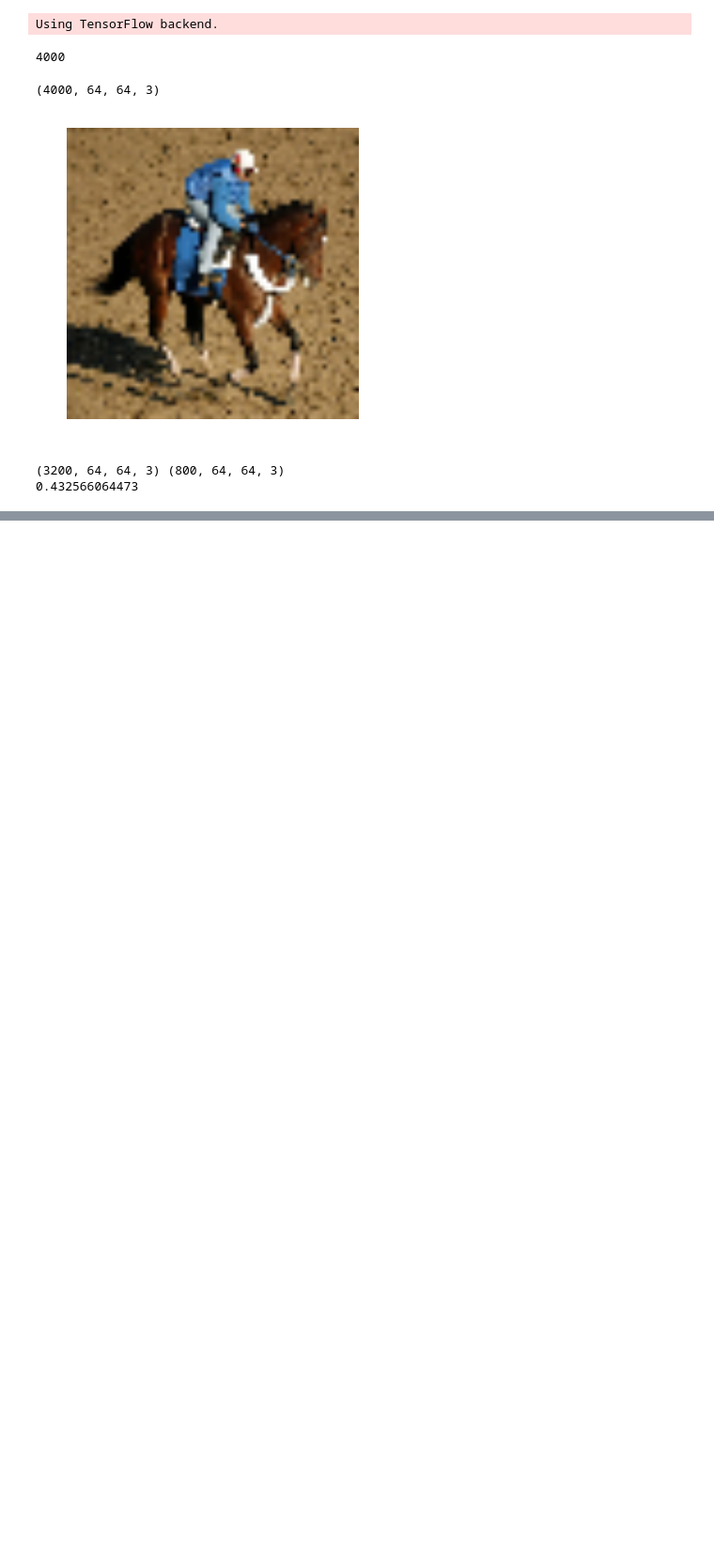
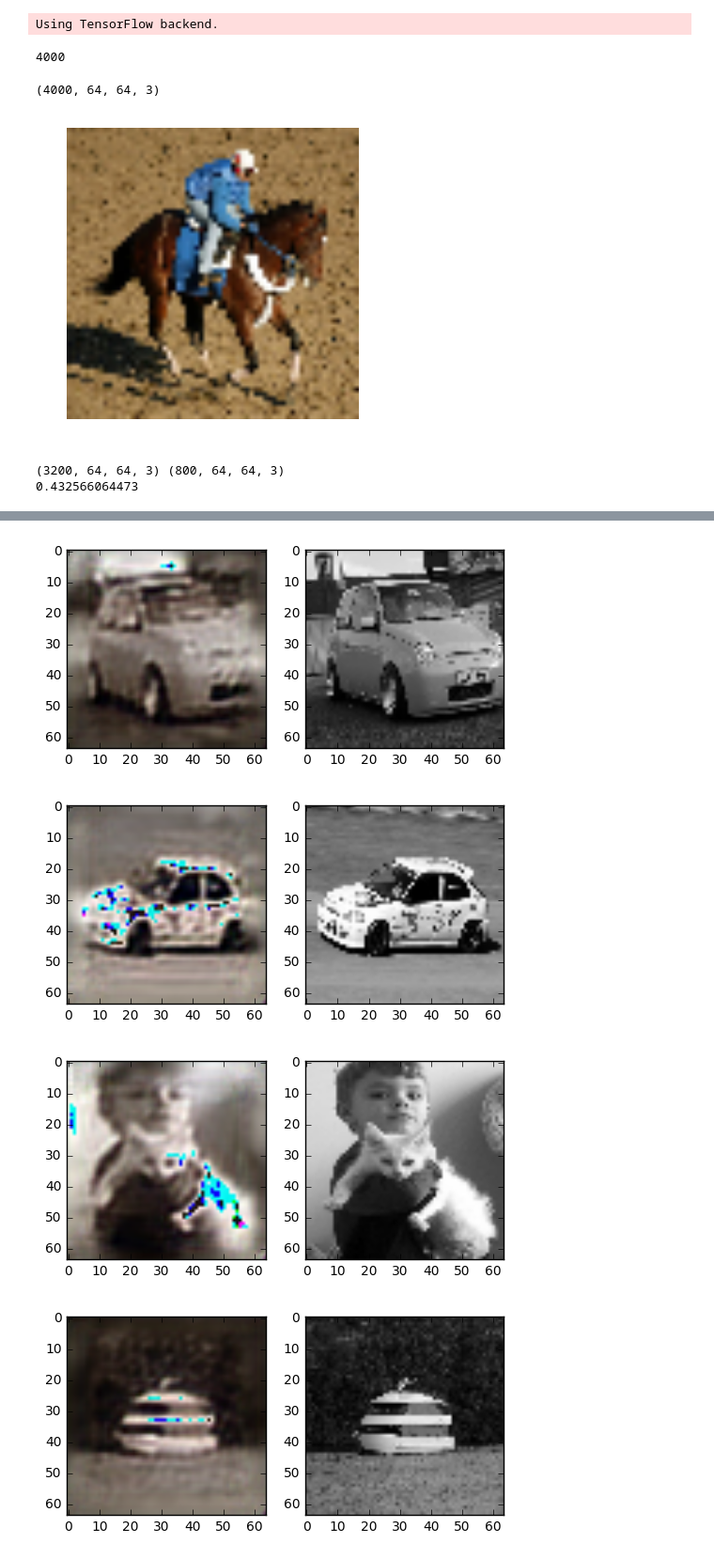
Before and after one commit to coding-blocks-archives/Perceptron2017Spring, a Jupyter notebook: class_15/colorization.ipynb, the cells around one changed output, grey strips where cells are left out. Shown at 94% size. Cells and saved outputs as stored; diff of their text form; code cells hidden in the pictures; blank space fills up the shorter version.

```diff
--- a/class_15/colorization.ipynb
+++ b/class_15/colorization.ipynb
@@ -55,3 +57,10 @@ print X_train.mean()
 # %% [output]
 (3200, 64, 64, 3) (800, 64, 64, 3)
 0.432566064473
+# %%
+y = np.zeros((data.shape[0], data.shape[1], data.shape[2], 1))
+
+for ix in range(y.shape[0]):
+    y[ix] = cv2.cvtColor(data[ix], cv2.COLOR_RGB2GRAY).reshape((64, 64, 1))
+
+print y.shape, y.mean()
@@ -142,0 +157,13 @@ out = model.predict()
+# %%
+for ix in range(10):
+    plt.figure(ix)
+    plt.subplot(1, 2, 1)
+    plt.imshow(out[ix])
+    plt.subplot(1, 2, 2)
+    plt.imshow(y_train[ix].reshape(64, 64), cmap='gray')
+plt.show()
+# %% [output]
+[figure, added]
+[figure, added]
+[figure, added]
+[figure, added]
```
Also changed, not shown: parts of 7 cells of this notebook, 4 other files.
